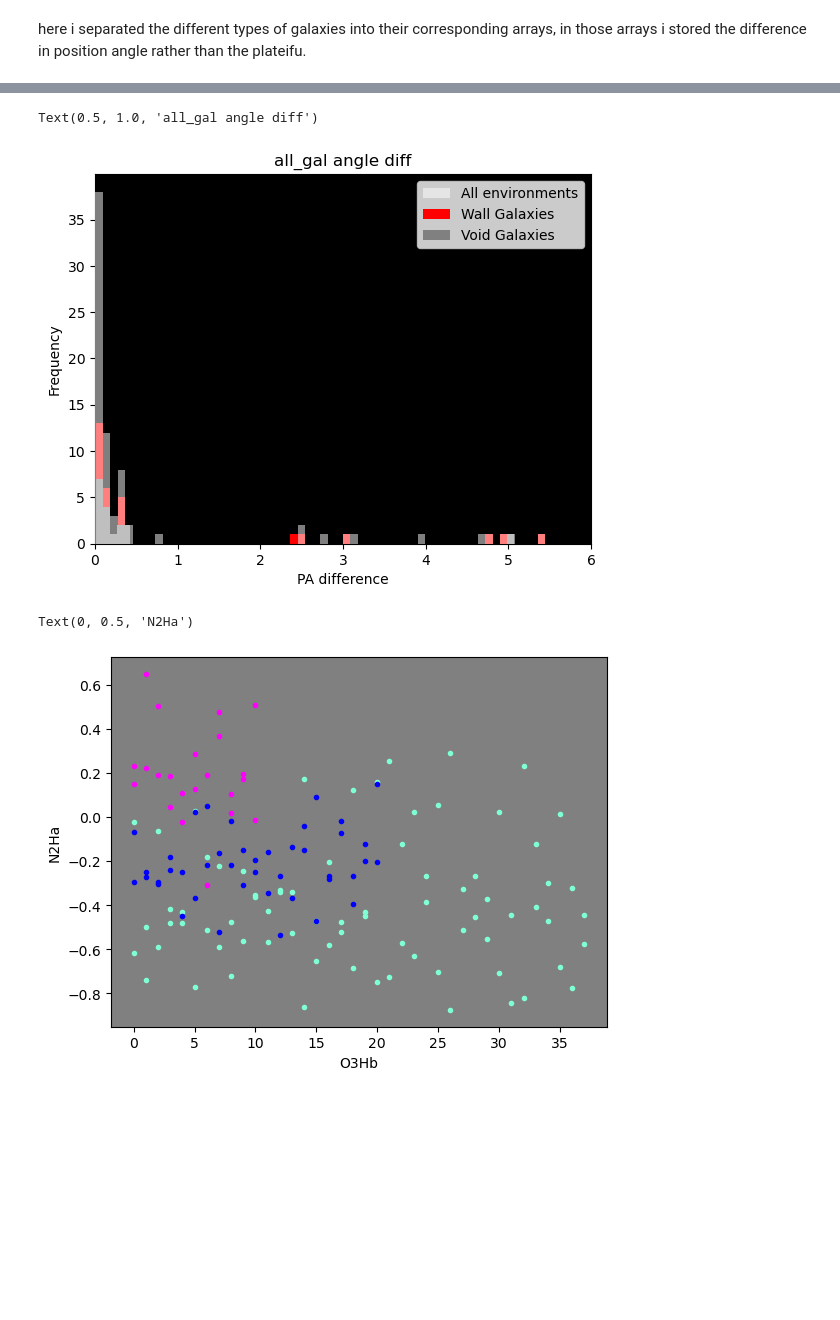
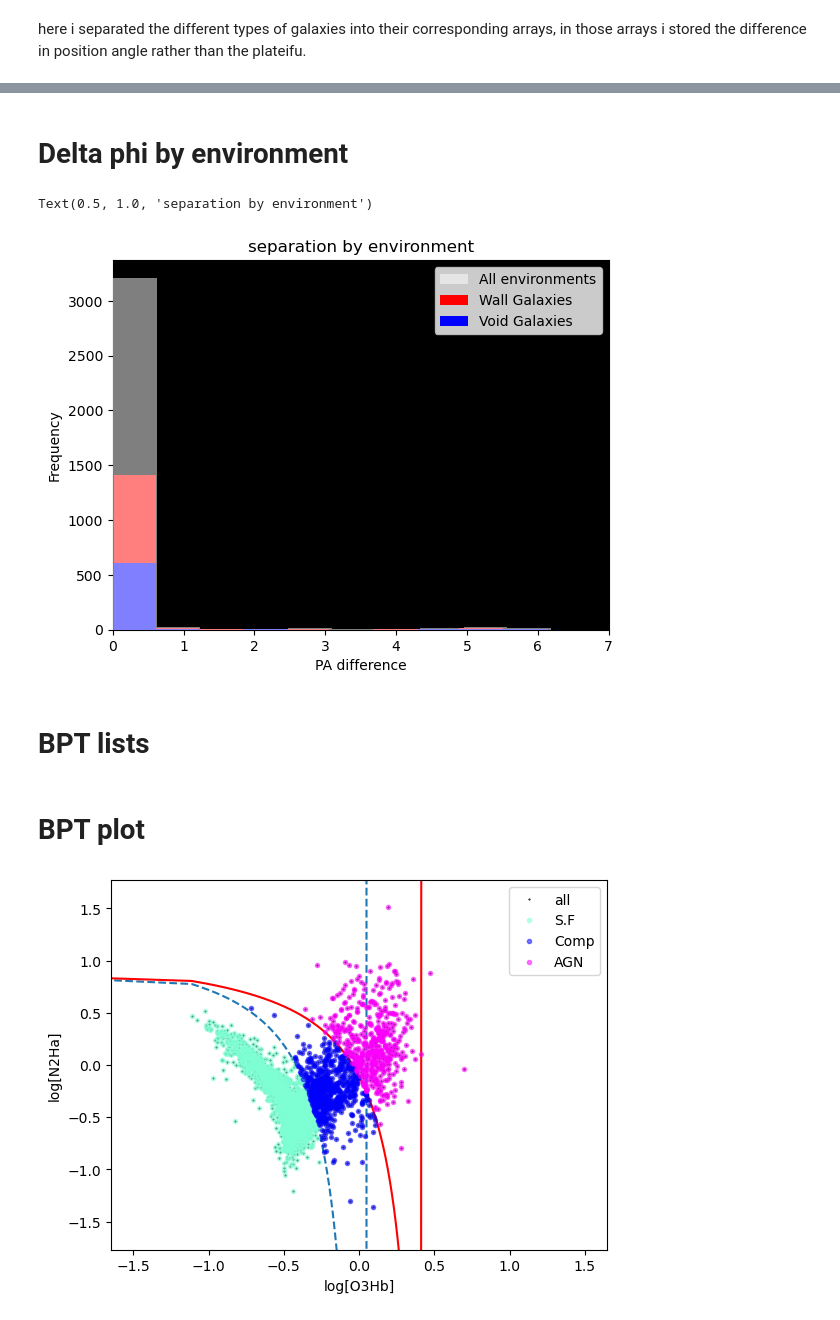
Before and after one commit to DESI-UR/MaNGA-VelMap, a Jupyter notebook: Notebooks/environment_class.ipynb, the cells around one changed output, grey strips where cells are left out. Drawn from its saved outputs; the diff is of its cells as text; code cells hidden in the pictures; blank space fills up the shorter version.

```diff
--- a/Notebooks/environment_class.ipynb
+++ b/Notebooks/environment_class.ipynb
@@ -17,5 +11,5 @@ Row index=6807
 # %%
-drpall_fn = data_folder + 'drpall_ttype_R90_chi2.fits'
+drpall_fn = data_folder + 'drpall_ttype_R90_chi2_halpha_stellar.fits'
 drpall = Table.read(drpall_fn, format="fits",hdu=1)
 # %%
 drpall_dict = {}                                    #create the dictionary
@@ -45,6 +39,3 @@ for filename in os.listdir(halpha_diag):
         data_set.append(plateifu)
     else:
         continue
-# %%
-index = drpall_dict['12085-9101']
-drpall[index]
@@ -69,8 +55,8 @@ all_gal = []
 for plateifu in data_set:
     index = drpall_dict[plateifu]
     gal_class = drpall_env['BPT_class'][index]
-    deltaphi = abs(drpall['stellar_PA'][index] - drpall['PA'][index])
-    if deltaphi>500:
+    deltaphi = drpall['stellar_PA'][index] - drpall['PA'][index]
+    if deltaphi>500 or deltaphi<-500:
         continue
     all_gal.append(abs(deltaphi))
     if gal_class == 0.0:
@@ -154,8 +122,10 @@ error :  10003 9
+# %% [markdown]
+# Delta phi by environment
 # %%
 plt.gca().set_facecolor('black')
-plt.hist(all_env, bins = 60, color = 'white',zorder = 3, alpha = .5, label = 'All environments')
-plt.hist(wall_gal, bins = 60, color = 'red' , label = 'Wall Galaxies')
-plt.hist(void_gal, bins = 60, color = 'grey', label = 'Void Galaxies')
+plt.hist(all_env, bins = 10, color = 'white',zorder = 3, alpha = .5, label = 'All environments')
+plt.hist(wall_gal, bins = 10, color = 'red' , label = 'Wall Galaxies')
+plt.hist(void_gal, bins = 10, color = 'blue', label = 'Void Galaxies')
 
 plt.legend(loc='upper right', fancybox=True, framealpha=0.8, fontsize=10)
 
@@ -164,7 +134,7 @@ plt.ylabel('Frequency')
 
 plt.xlabel('PA difference')
 
-plt.title('all_gal angle diff')
+plt.title('separation by environment')
 # %% [output]
-Text(0.5, 1.0, 'all_gal angle diff')
+Text(0.5, 1.0, 'separation by environment')
-[figure, old version]
+[figure, new version]
@@ -173 +141,3 @@ Text(0.5, 1.0, 'all_gal angle diff')
+# %% [markdown]
+# BPT lists
 # %%
@@ -197,18 +181,30 @@ for plateifu in data_set:
     else:
         print('error : ',index)
         continue
+# %% [markdown]
+# BPT plot
 # %%
+BPT_data_xsorted = np.sort(BPT_data_x)
 
-plt.gca().set_facecolor('grey')
+Ka03 = (0.61/(np.array(BPT_data_xsorted)-0.05))+1.3 # <np.array(BPT_data_y)
+Ke01 = (0.61/(np.array(BPT_data_xsorted)-0.47))+1.19 # >np.array(BPT_data_y)
 
-#plt.plot(BPT_data, marker = '.', linestyle = '', color = 'black')
-plt.plot(BPT_AGN, marker = '.', linestyle = '', color = 'magenta')
-plt.plot(BPT_star_forming, marker = '.', linestyle = '', color = 'aquamarine')
-plt.plot(BPT_composite, marker = '.', linestyle = '', color = 'blue')
+#plt.gca().set_facecolor('grey')
 
+plt.plot(BPT_data_x,BPT_data_y, marker = '.', linestyle = '', color = 'black' ,markersize = '1',label = 'all',zorder = 1)
 
-plt.xlabel('O3Hb')
-plt.ylabel('N2Ha')
+plt.plot( BPT_data_xsorted, Ka03, linestyle = '--')
+plt.plot( BPT_data_xsorted, Ke01, linestyle = '-',color = 'red')
+
+plt.plot(BPT_star_formingx, BPT_star_formingy, marker = '.', linestyle = '', color = 'aquamarine',alpha = .5,label = 'S.F')
+plt.plot(BPT_compositex   , BPT_compositey   , marker = '.', linestyle = '', color = 'blue'      ,alpha = .5,label = 'Comp')
+plt.plot(BPT_AGNx         , BPT_AGNy         , marker = '.', linestyle = '', color = 'magenta'   ,alpha = .5,label = 'AGN')
+
+plt.legend(loc='upper right', fancybox=True, framealpha=0.8, fontsize=10, facecolor = 'white')
+
+plt.ylim(-np.mean(BPT_data_y)-2,np.mean(BPT_data_y)+2)
+plt.xlim(-np.mean(BPT_data_x)-2,np.mean(BPT_data_x)+2)
+plt.xlabel('log[O3Hb]')
+plt.ylabel('log[N2Ha]');
 # %% [output]
-Text(0, 0.5, 'N2Ha')
-[figure, old version]
+[figure, new version]
```
Also changed, not shown: parts of 14 cells of this notebook.
